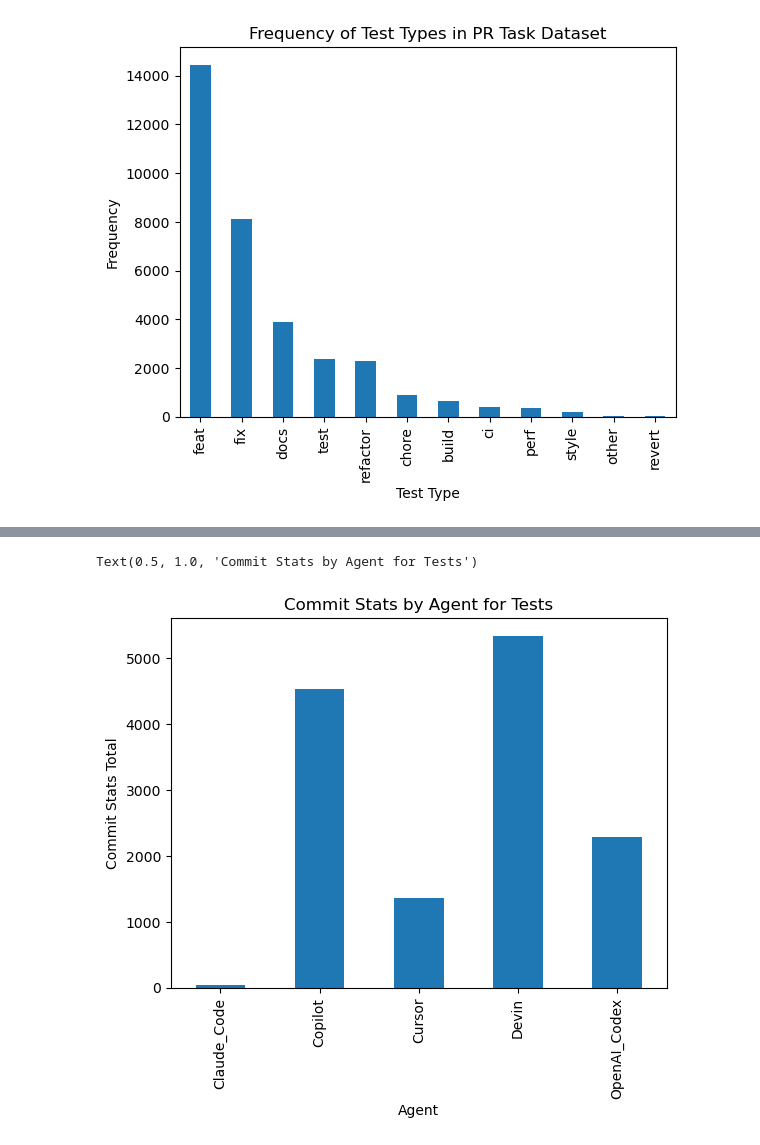
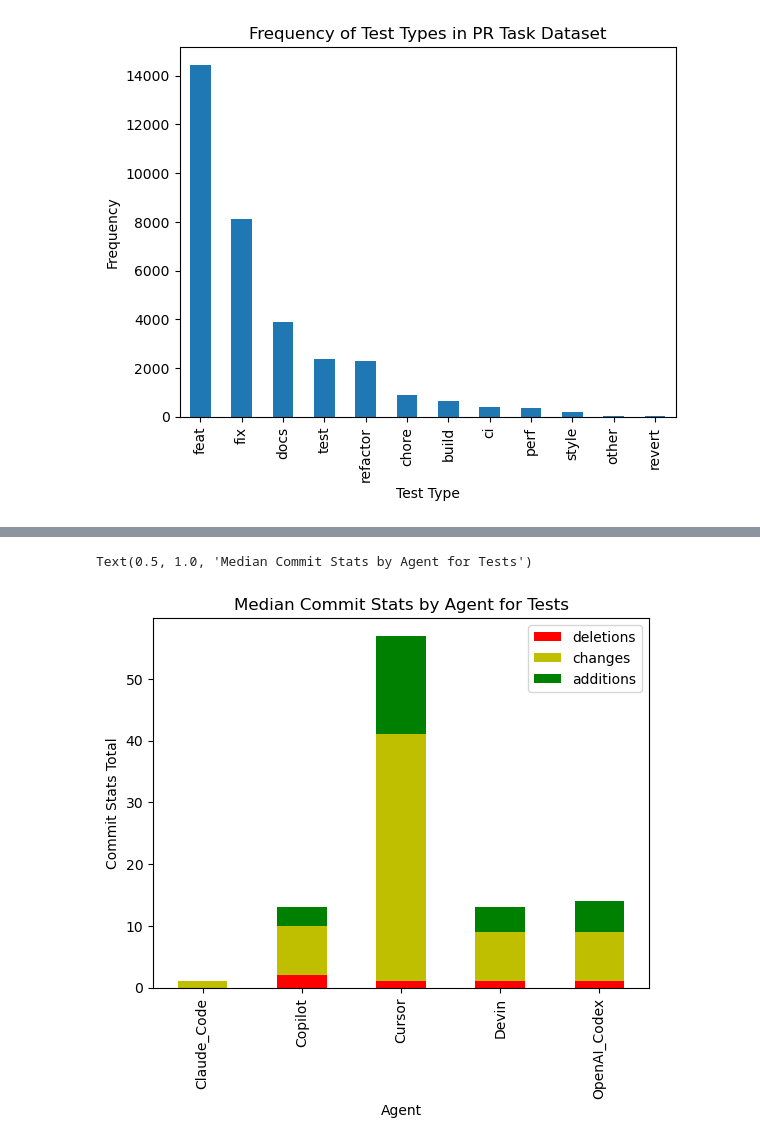
Before and after one commit to hua0-richard/data_542_project, a Jupyter notebook: RQ3.ipynb, the cells around one changed output, grey strips where cells are left out. Saved outputs shown, nothing was run; the diff lists cells and outputs as text; code cells hidden in the pictures.

```diff
--- a/RQ3.ipynb
+++ b/RQ3.ipynb
@@ -237,20 +253,25 @@ Text(0.5, 1.0, 'Frequency of Test Types in PR Task Dataset')
 # %%
 arr = set(results["id"])
 
+# Get PR ids
 mask_commit_details = pr_commit_details["pr_id"].isin(results["id"])
 mask_all_pr = all_pr_df["id"].isin(results["id"])
 
 commit_stats = pd.DataFrame()
 agent_stats = pd.DataFrame()
 
-for index, pointer in pr_commit_details.loc[mask_commit_details, ["pr_id", "commit_stats_total"]].iterrows():
+# Find changes for test
+for index, pointer in pr_commit_details.loc[mask_commit_details, ["pr_id", "additions", "deletions", "changes"]].iterrows():
     commit_stats = pd.concat([commit_stats,
                               pd.DataFrame([{
                                   "id": pointer["pr_id"],
-                                  "commit_stats_total": pointer["commit_stats_total"]
+                                  "deletions": pointer["deletions"],
+                                  "changes": pointer["changes"],
+                                  "additions": pointer["additions"],
                               }
                               ])], ignore_index=True)
 
+# Find agent responsible for test
 for index, pointer in all_pr_df.loc[mask_all_pr, ["id", "agent"]].iterrows():
     agent_stats = pd.concat([agent_stats,
                               pd.DataFrame([{
@@ -260,11 +281,21 @@ for index, pointer in all_pr_df.loc[mask_all_pr, ["id", "agent"]].iterrows():
                               ])], ignore_index=True)
 # %%
 merged_df = commit_stats.merge(agent_stats, on="id", how="inner")
-agent_commit_stats = merged_df.groupby("agent")["commit_stats_total"].median()
-agent_commit_stats.plot(kind='bar')
+stats = (
+    merged_df
+    .groupby("agent")[["deletions", "changes", "additions"]]
+    .median()
+)
+stats.plot(
+    kind='bar',
+    y=["deletions", "changes", "additions"],
+    stacked=True,
+    legend=True,
+    color=["r", "y", "g"],
+)
 plt.xlabel("Agent")
 plt.ylabel("Commit Stats Total")
-plt.title("Commit Stats by Agent for Tests")
+plt.title("Median Commit Stats by Agent for Tests")
 # %% [output]
-Text(0.5, 1.0, 'Commit Stats by Agent for Tests')
+Text(0.5, 1.0, 'Median Commit Stats by Agent for Tests')
-[figure, old version]
+[figure, new version]
```
Also changed, not shown: parts of 7 cells of this notebook, 3 other files.
